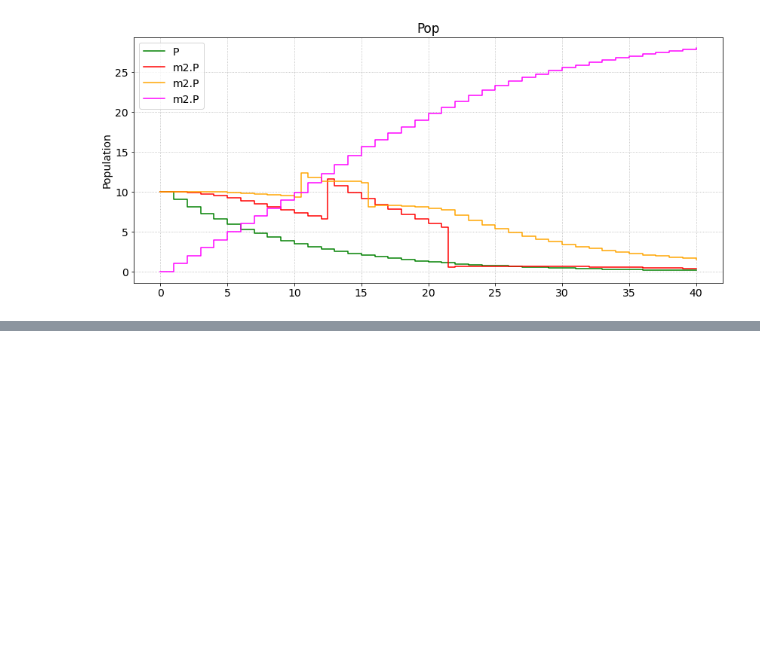
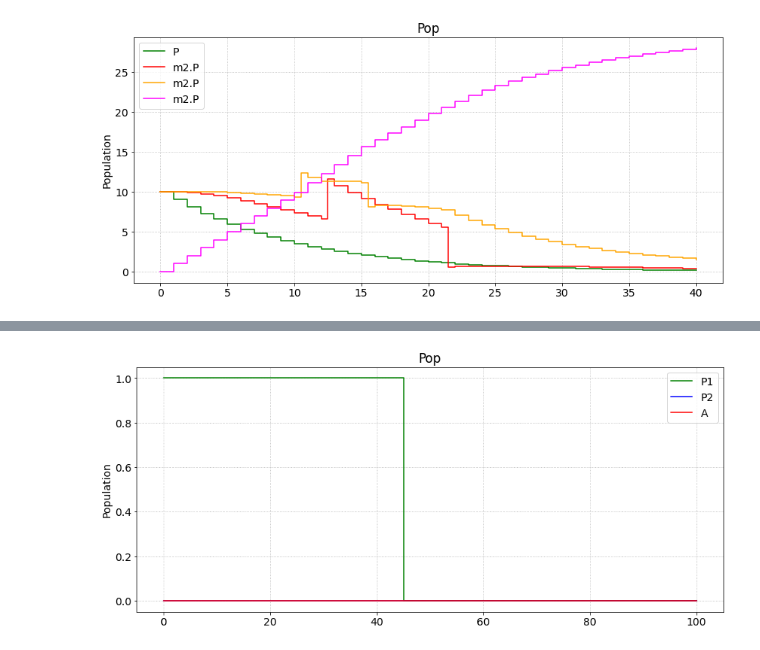
Before and after one commit to DND-DRDC-RDDC/OS_PyCoMod, a Jupyter notebook: test.ipynb, the cells around one changed output, grey strips where cells are left out. Saved outputs shown, nothing was run; the diff lists cells and outputs as text; code cells hidden in the pictures; blank space fills up the shorter version.

```diff
--- a/test.ipynb
+++ b/test.ipynb
@@ -492,0 +502,29 @@ plt.plot(mgr['My run']['output']['P'], color='green', label='P', step=True)
+# %%
+class Ranks(pcm.Model):
+    def build(self):
+        P1 = self.pool(0, allow_neg=True)
+        P2 = self.pool(0, allow_neg=True)
+        A = self.pool(0, allow_neg=True)
+
+        @self.process
+        def promote():
+            yield self.wait_delay(15)
+            return "promoted"
+
+        @self.process
+        def attrit():
+            yield self.wait_delay(30)
+            return "released"
+
+        @self.process(start=self.wait_time(0))
+        def enterP1():
+            P1.add(1)
+
+            x = yield self.wait_sequence(self.wait_delay(5), self.wait_all(promote(), attrit()) , self.wait_delay(10))
+
+            print(x)
+            P1.remove(1)
+
+        return locals()
+
+m9 = Ranks()
@@ -492,0 +536,7 @@ plt.plot(mgr['My run']['output']['P'], color='green', label='P', step=True)
+# %%
+plt = pcm.Plotter(title='Pop', ylabel='Population', fontsize=14, xdates=False)
+plt.plot(mgr['My run']['output']['P1'], color='green', label='P1', step=True)
+plt.plot(mgr['My run']['output']['P2'], color='blue', label='P2', step=True)
+plt.plot(mgr['My run']['output']['A'], color='red', label='A', step=True)
+# %% [output]
+[figure, added]
```
Also changed, not shown: parts of 19 cells of this notebook, 3 other files.
